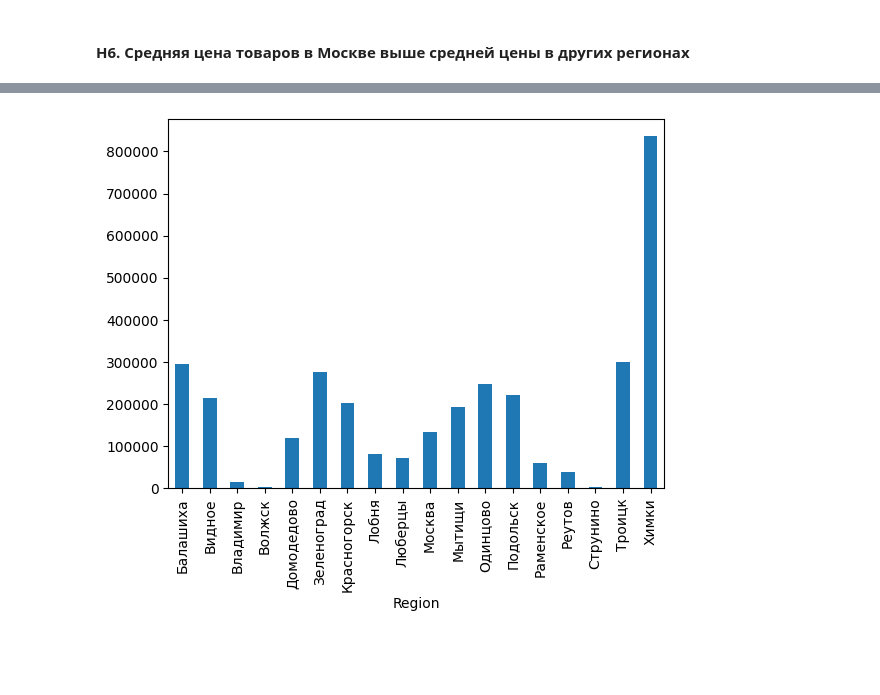
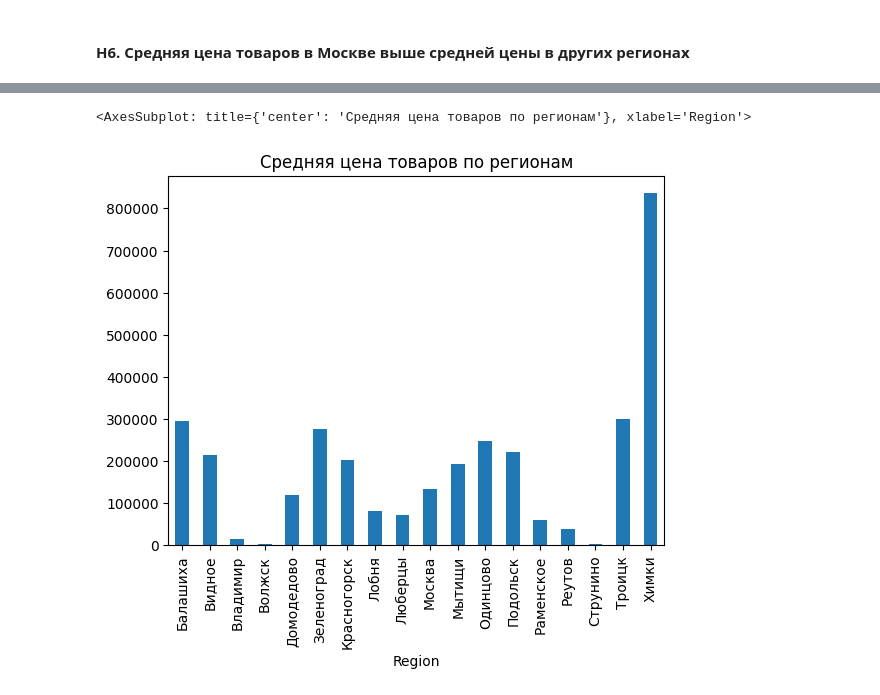
Before and after one commit to LysinKirill/ProjectNIS, a Jupyter notebook: project.ipynb, the cells around one changed output, grey strips where cells are left out. Cells and saved outputs as stored; diff of their text form; code cells hidden in the pictures; blank space fills up the shorter version.

```diff
--- a/project.ipynb
+++ b/project.ipynb
@@ -503,6 +504,23 @@ dtype: int64
 # %%
-total_sum = df["Price"].sum()
-luxuries = df[df["Price_range"] == "luxury"]
-print(f"Процент товаров роскоши из всех товаров: {luxuries.shape[0]/df.shape[0]*100:.4f}%")
-print(f"Процент, который составляет суммарная стоимость товаров роскоши от общей стоимости всех товаров: {luxuries['Price'].sum()/ total_sum * 100:.4f}%")
+pd.options.mode.chained_assignment = None
+dfRegion = df.dropna(subset=["Region"])
+dfRegion["Region"] = dfRegion["Region"].map(lambda x: "Москва" if ("Москва" in x) else x)
+
+# Будем рассматривать регионы, в которых есть хотя бы  объявлений
+multipleOccurences = []
+luxuryPercent = []
+temp = {}
+for i in dfRegion["Region"].unique():
+    if(dfRegion.Region.value_counts()[i] > 20):
+        #multipleOccurences.append(i)
+        luxuryCount = dfRegion[(dfRegion["Price_range"] == "luxury") & (dfRegion["Region"] == i)].shape[0]
+        totalCount = dfRegion[(dfRegion["Region"] == i)].shape[0]
+        #luxuryPercent.append(luxuryCount / totalCount * 100)
+        temp[i] = [luxuryCount / totalCount * 100]
+
+#for i, j in zip(multipleOccurences, luxuryPercent):
+#    print(f"{i}: {j:.3f}%")
+#sns.barplot(zip(multipleOccurences, luxuryPercent))
+tempDf = pd.DataFrame(temp)
+sns.barplot(tempDf)
 # %% [output]
@@ -562,23 +580,9 @@ for i in a:
 # %% [markdown]
 <h4><b>H6. </b> Средняя цена товаров в Москве выше средней цены в других регионах</h4>
 # %%
-pd.options.mode.chained_assignment = None
-dfRegion = df.dropna(subset=["Region"])
-dfRegion["Region"] = dfRegion["Region"].map(lambda x: "Москва" if ("Москва" in x) else x)
 
 flags = [("Москва" in i) for i in dfRegion["Region"]]
-capitalDf = dfRegion[flags]
-provinceDf = dfRegion[[not i for i in flags]]
-#MoscowMeanPrice = capitalDf["Price"].mean()
-#MoscowMeanPrice
-#dfRegion.iloc[9968:9975]
-#dfRegion.groupby('Region')['Price'].mean().plot(kind='bar', title = 'Должности + пол сотрудника')
-multipleOccurences = []
-for i in dfRegion["Region"].unique():
-    if(dfRegion.Region.value_counts()[i] > 15):
-        multipleOccurences.append(i)
-#print(dfRegion.Region.value_counts()["Москва"])
-multipleOccurences
-dfRegion[dfRegion["Region"].isin(multipleOccurences)].groupby("Region")["Price"].mean().plot(kind='bar')
-dfRegion[dfRegion["Region"] == "Химки"].head(20)
+
+dfRegion[dfRegion["Region"].isin(multipleOccurences)].groupby("Region")["Price"].mean().plot(kind='bar', title="Средняя цена товаров по регионам")
+#dfRegion[dfRegion["Region"] == "Химки"].head(20)
 # %% [output]
@@ -602 +589,2 @@ dfRegion[dfRegion["Region"] == "Химки"].head(20)
+<AxesSubplot: title={'center': 'Средняя цена товаров по регионам'}, xlabel='Region'>
-[figure, old version]
+[figure, new version]
```
Also changed, not shown: parts of 12 cells of this notebook.
